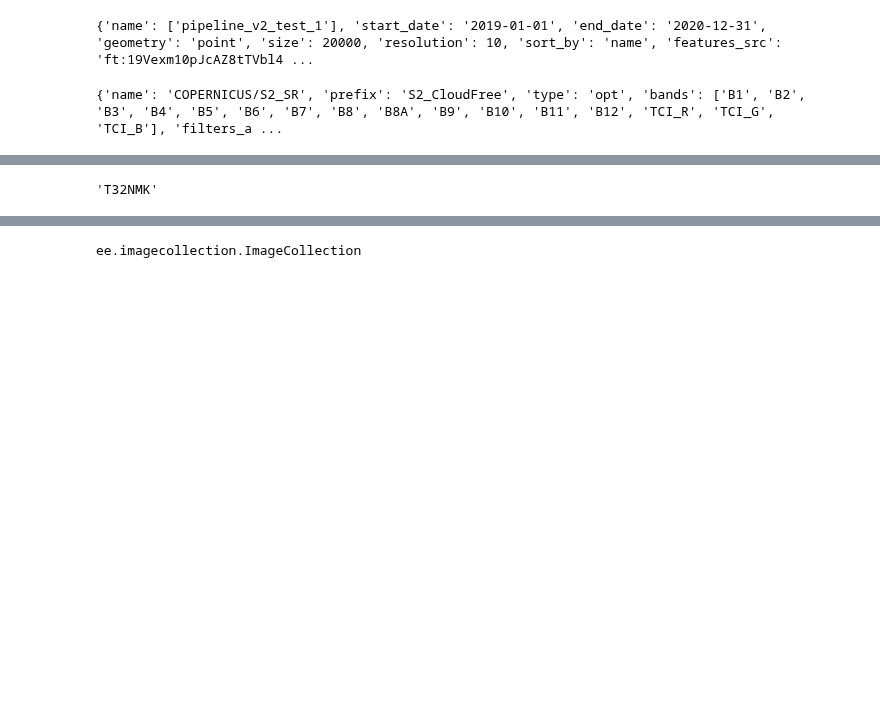
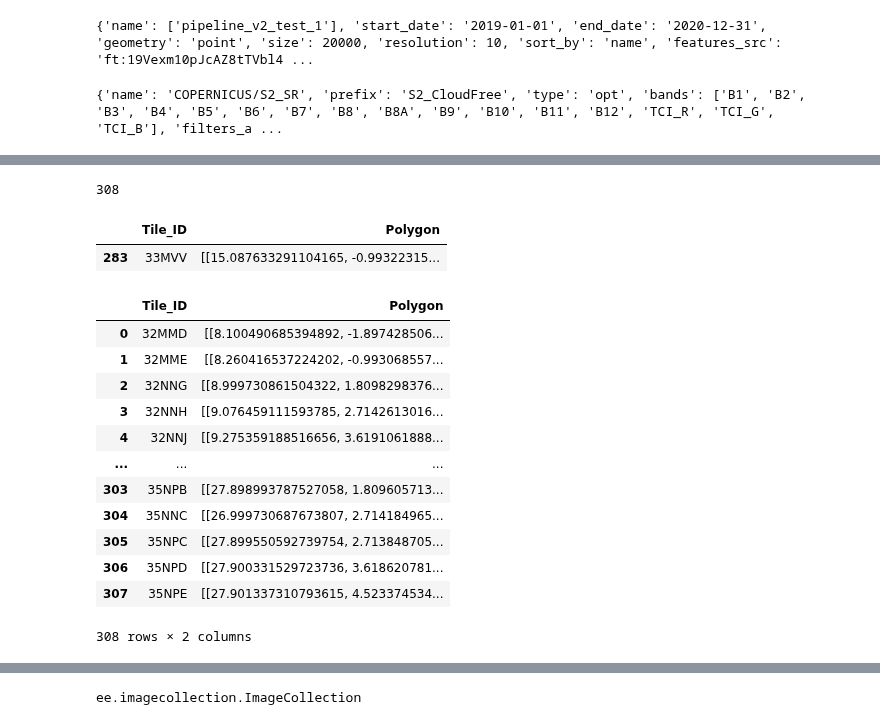
Before and after one commit to panopticonopolis/canopy-gis, a Jupyter notebook: google-earth-explore/GEE_DataDownloader/Cloud_Mask_2.0.ipynb, the cells around one changed output, grey strips where cells are left out. Cells and saved outputs as stored; diff of their text form; code cells hidden in the pictures; blank space fills up the shorter version.

```diff
--- a/google-earth-explore/GEE_DataDownloader/Cloud_Mask_2.0.ipynb
+++ b/google-earth-explore/GEE_DataDownloader/Cloud_Mask_2.0.ipynb
@@ -926,0 +1012,2 @@ coll = collections[0]
+# %%
+tile_list = list(df_tiles["Tilename"])
@@ -932,6 +1101,0 @@ Image.clip: The area for image clipping must be a geometry, a Feature or a Featu
-# %%
-tile = tile_list[0]
-
-tile
-# %% [output]
-'T32NMK'
@@ -945,0 +1102,33 @@ coll = main_collection.filterMetadata('system:index', 'contains', tile)
+# %%
+len(good_collections)
+# %% [output]
+308
+# %%
+tile_polygons = {}
+for key in good_collections.keys():
+    tile_polygons[key] = good_collections[key][1][1]
+# %%
+tile_polygons_dict = {"Tile_ID":list(tile_polygons.keys()),"Polygon":list(tile_polygons.values())}
+# %%
+df_tile_polygons = pd.DataFrame.from_dict(tile_polygons_dict)
+# %%
+df_tile_polygons[df_tile_polygons["Tile_ID"] == "33MVV"]
+# %% [output]
+|  | Tile_ID | Polygon |
+| 283 | 33MVV | [[15.087633291104165, -0.99322315... |
+# %%
+df_tile_polygons
+# %% [output]
+|  | Tile_ID | Polygon |
+| 0 | 32MMD | [[8.100490685394892, -1.897428506... |
+| 1 | 32MME | [[8.260416537224202, -0.993068557... |
+| 2 | 32NNG | [[8.999730861504322, 1.8098298376... |
+| 3 | 32NNH | [[9.076459111593785, 2.7142613016... |
+| 4 | 32NNJ | [[9.275359188516656, 3.6191061888... |
+| ... | ... | ... |
+| 303 | 35NPB | [[27.898993787527058, 1.809605713... |
+| 304 | 35NNC | [[26.999730687673807, 2.714184965... |
+| 305 | 35NPC | [[27.899550592739754, 2.713848705... |
+| 306 | 35NPD | [[27.900331529723736, 3.618620781... |
+| 307 | 35NPE | [[27.901337310793615, 4.523374534... |
+308 rows × 2 columns
```
Also changed, not shown: parts of 91 cells of this notebook, 6 other files.
